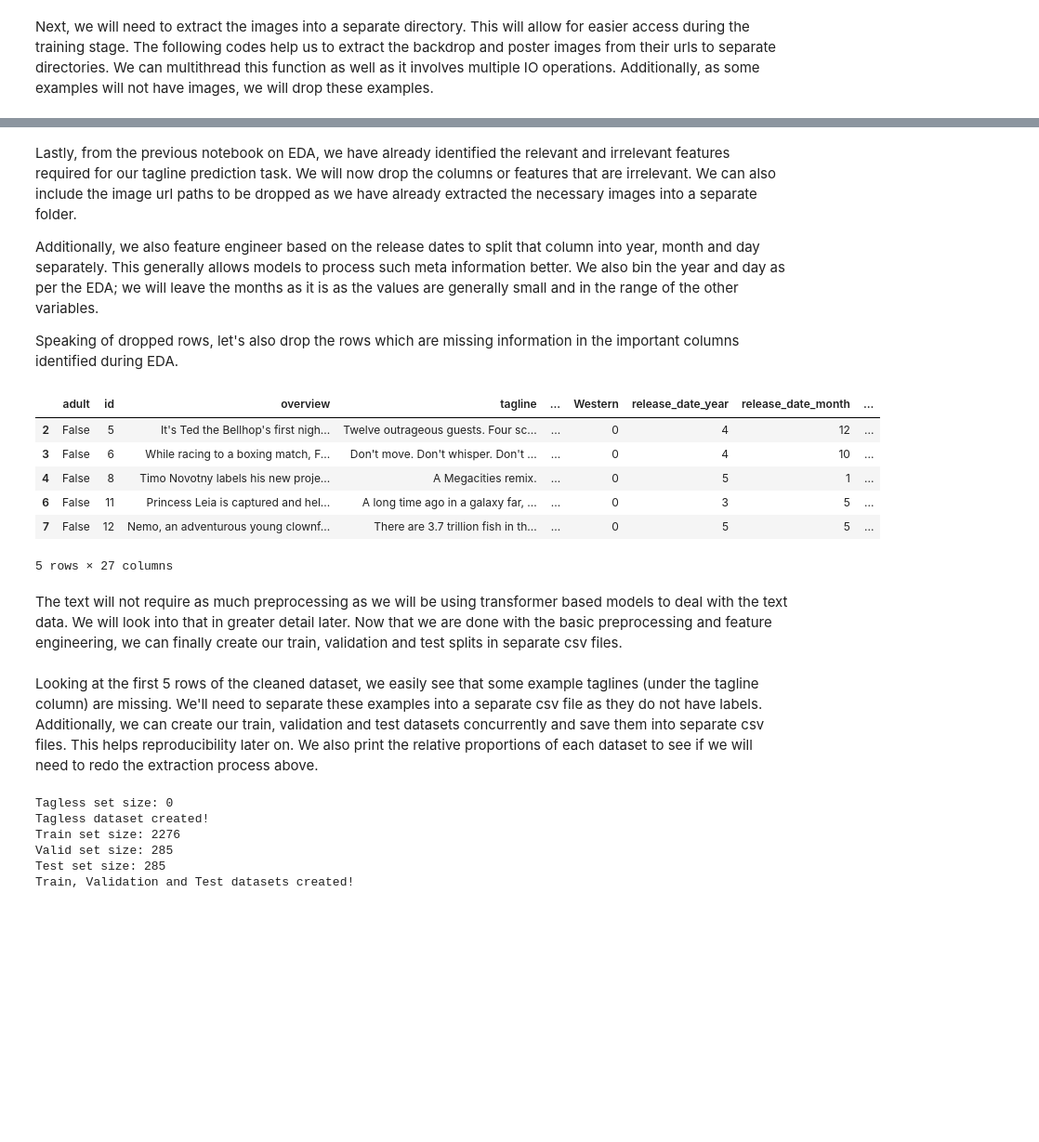
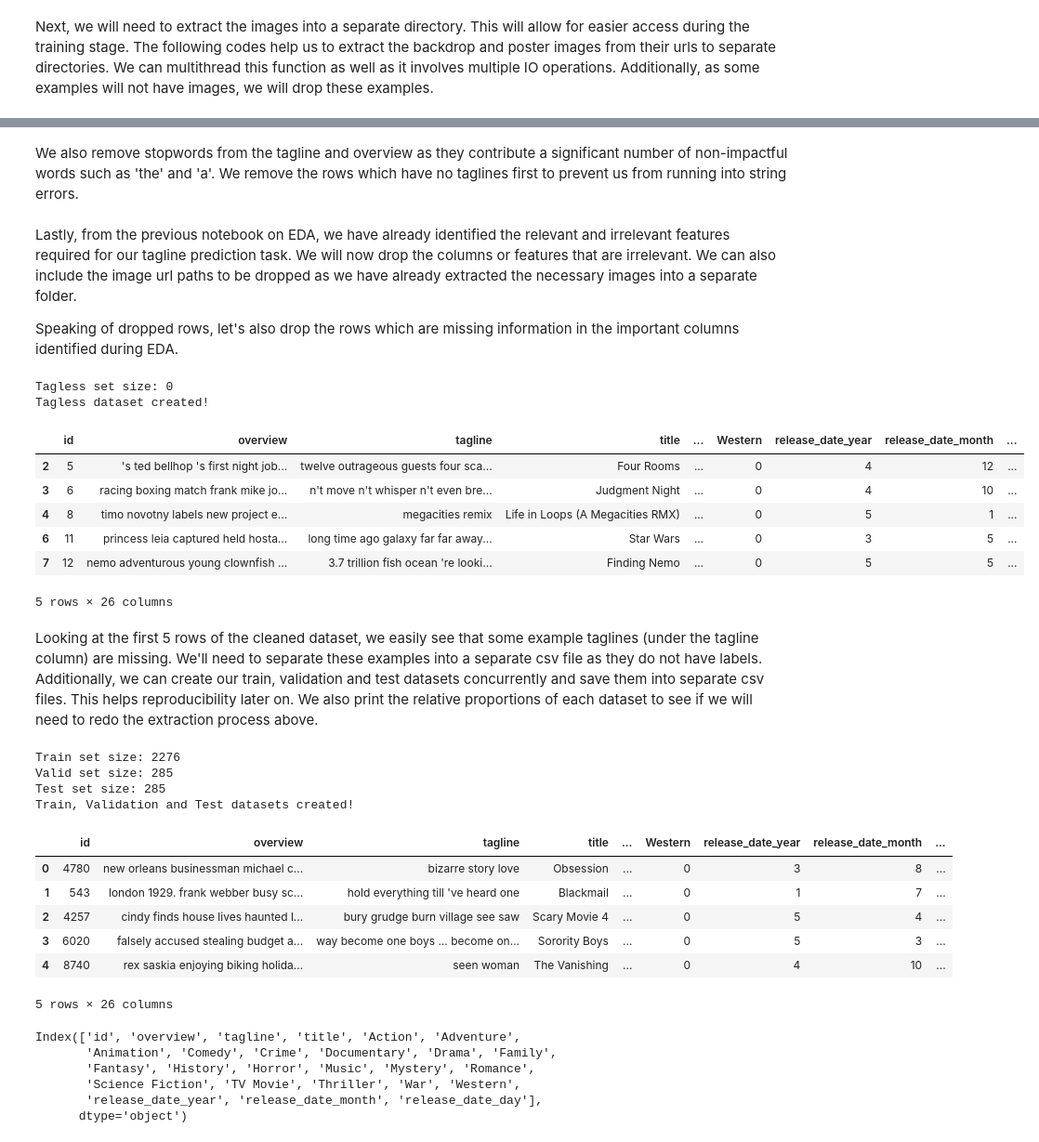
Before and after one commit to Benjamintdk/DSAI-Project, a Jupyter notebook: 02_clean.ipynb, the cells around one changed output, grey strips where cells are left out. Shown at 93% size. Cells and saved outputs as stored; diff of their text form; code cells hidden in the pictures; blank space fills up the shorter version.

```diff
--- a/02_clean.ipynb
+++ b/02_clean.ipynb
@@ -81,5 +91,5 @@ def extract_images_threaded(df: DataFrame,
     df = df[~df['id'].isin(problem_ids)]
     return df, problem_ids
 # %%
-df, problem_ids = extract_images_threaded(df=df, cur_path=".", img_type=["poster", "backdrop"], max_threads=1000)
+df, problem_ids = extract_images_threaded(df=df, cur_path=".", img_type=["poster", "backdrop"], max_threads=2000)
 print(f"Number of rows dropped due to missing images: {len(problem_ids)}")
@@ -88,8 +116,24 @@ Number of rows dropped due to missing images: 1118
+# %% [markdown]
+We also remove stopwords from the tagline and overview as they contribute a significant number of non-impactful words such as 'the' and 'a'. We remove the rows which have no taglines first to prevent us from running into string errors.
+# %%
+#export
+
+# remove stopwords & punctuation
+def remove_sw(df: DataFrame, sw: set, var: list, keep_missing: bool, save_path: str = "."):
+    if keep_missing:
+        unlabelled_df = df[(df["tagline"] == '') | (df["tagline"] == ' ')]
+        unlabelled_df.to_csv(os.path.join(save_path, "tagless.csv"))
+        print(f"Tagless set size: {len(unlabelled_df)}")
+        print("Tagless dataset created!")
+    df = df[(df["tagline"] != '') & (df["tagline"] != ' ')]
+    df = df[df['tagline'].notna()]
+    for v in var:
+        df[v] = df[v].apply(lambda x: str.lower(x))
+        df[v] = df[v].apply(lambda x: " ".join([word for word in word_tokenize(x) if word not in sw]))
+    return df
 # %% [markdown]
 Lastly, from the previous notebook on EDA, we have already identified the relevant and irrelevant features required for our tagline prediction task. We will now drop the columns or features that are irrelevant. We can also include the image url paths to be dropped as we have already extracted the necessary images into a separate folder.
 
-Additionally, we also feature engineer based on the release dates to split that column into year, month and day separately. This generally allows models to process such meta information better. We also bin the year and day as per the EDA; we will leave the months as it is as the values are generally small and in the range of the other variables.
-
 Speaking of dropped rows, let's also drop the rows which are missing information in the important columns identified during EDA.
 # %%
 #exporti
@@ -118,27 +146,32 @@ def split_datetime(df: DataFrame,
 
 def drop_col(data: DataFrame,
              irrelevant_cols: list,
-             relevant_cols: list) -> DataFrame:
+             relevant_cols: list,
+             sw: set,
+             var: list) -> DataFrame:
     df = data.drop(irrelevant_cols, axis = 1)
     df = drop_missing(df=df, cols=relevant_cols)
     df = split_datetime(df=df, date_col="release_date")
+    df = remove_sw(df=df, sw=sw, var=var, keep_missing=True)
     df = df.drop(df.columns[0], axis=1)
     return df
 # %%
 irrelevant_columns = ['adult', 'belongs_to_collection','homepage','imdb_id','production_companies','popularity','original_language','original_title','revenue','runtime','spoken_languages','status','video','vote_average','vote_count','production_countries','budget', 'poster_path', 'backdrop_path']
 relevant_columns = list(set(df.columns) - set(irrelevant_columns))
-df = drop_col(data=df, irrelevant_cols=irrelevant_columns, relevant_cols=relevant_columns)
+sw = set(stopwords.words('english') + list(string.punctuation))
+var = ["overview", "tagline"]
+df = drop_col(data=df, irrelevant_cols=irrelevant_columns, relevant_cols=relevant_columns, sw=sw, var=var)
 df.head()
 # %% [output]
+Tagless set size: 0
+Tagless dataset created!
-|  | adult | id | overview | tagline | ... | Western | release_date_year | release_date_month | ... |
-| 2 | False | 5 | It's Ted the Bellhop's first nigh... | Twelve outrageous guests. Four sc... | ... | 0 | 4 | 12 | ... |
-| 3 | False | 6 | While racing to a boxing match, F... | Don't move. Don't whisper. Don't ... | ... | 0 | 4 | 10 | ... |
-| 4 | False | 8 | Timo Novotny labels his new proje... | A Megacities remix. | ... | 0 | 5 | 1 | ... |
-| 6 | False | 11 | Princess Leia is captured and hel... | A long time ago in a galaxy far, ... | ... | 0 | 3 | 5 | ... |
-| 7 | False | 12 | Nemo, an adventurous young clownf... | There are 3.7 trillion fish in th... | ... | 0 | 5 | 5 | ... |
+|  | id | overview | tagline | title | ... | Western | release_date_year | release_date_month | ... |
+| 2 | 5 | 's ted bellhop 's first night job... | twelve outrageous guests four sca... | Four Rooms | ... | 0 | 4 | 12 | ... |
+| 3 | 6 | racing boxing match frank mike jo... | n't move n't whisper n't even bre... | Judgment Night | ... | 0 | 4 | 10 | ... |
+| 4 | 8 | timo novotny labels new project e... | megacities remix | Life in Loops (A Megacities RMX) | ... | 0 | 5 | 1 | ... |
+| 6 | 11 | princess leia captured held hosta... | long time ago galaxy far far away... | Star Wars | ... | 0 | 3 | 5 | ... |
+| 7 | 12 | nemo adventurous young clownfish ... | 3.7 trillion fish ocean 're looki... | Finding Nemo | ... | 0 | 5 | 5 | ... |
-5 rows × 27 columns
+5 rows × 26 columns
-# %% [markdown]
-The text will not require as much preprocessing as we will be using transformer based models to deal with the text data. We will look into that in greater detail later. Now that we are done with the basic preprocessing and feature engineering, we can finally create our train, validation and test splits in separate csv files.
 # %% [markdown]
 Looking at the first 5 rows of the cleaned dataset, we easily see that some example taglines (under the tagline column) are missing. We'll need to separate these examples into a separate csv file as they do not have labels. Additionally, we can create our train, validation and test datasets concurrently and save them into separate csv files. This helps reproducibility later on. We also print the relative proportions of each dataset to see if we will need to redo the extraction process above.
 # %%
@@ -177,12 +203,29 @@ seed = 42
 create_splits(df=df,
               label=label,
               splits=splits,
-              seed=seed,
-              keep_missing=True)
+              seed=seed)
 # %% [output]
-Tagless set size: 0
-Tagless dataset created!
 Train set size: 2276
 Valid set size: 285
 Test set size: 285
 Train, Validation and Test datasets created!
+# %%
+df = pd.read_csv('train.csv')
+df.head()
+# %% [output]
+|  | id | overview | tagline | title | ... | Western | release_date_year | release_date_month | ... |
+| 0 | 4780 | new orleans businessman michael c... | bizarre story love | Obsession | ... | 0 | 3 | 8 | ... |
+| 1 | 543 | london 1929. frank webber busy sc... | hold everything till 've heard one | Blackmail | ... | 0 | 1 | 7 | ... |
+| 2 | 4257 | cindy finds house lives haunted l... | bury grudge burn village see saw | Scary Movie 4 | ... | 0 | 5 | 4 | ... |
+| 3 | 6020 | falsely accused stealing budget a... | way become one boys ... become on... | Sorority Boys | ... | 0 | 5 | 3 | ... |
+| 4 | 8740 | rex saskia enjoying biking holida... | seen woman | The Vanishing | ... | 0 | 4 | 10 | ... |
+5 rows × 26 columns
+# %%
+df.columns
+# %% [output]
+Index(['id', 'overview', 'tagline', 'title', 'Action', 'Adventure',
+       'Animation', 'Comedy', 'Crime', 'Documentary', 'Drama', 'Family',
+       'Fantasy', 'History', 'Horror', 'Music', 'Mystery', 'Romance',
+       'Science Fiction', 'TV Movie', 'Thriller', 'War', 'Western',
+       'release_date_year', 'release_date_month', 'release_date_day'],
+      dtype='object')
```
Also changed, not shown: parts of 7 cells of this notebook, 23 other files.
